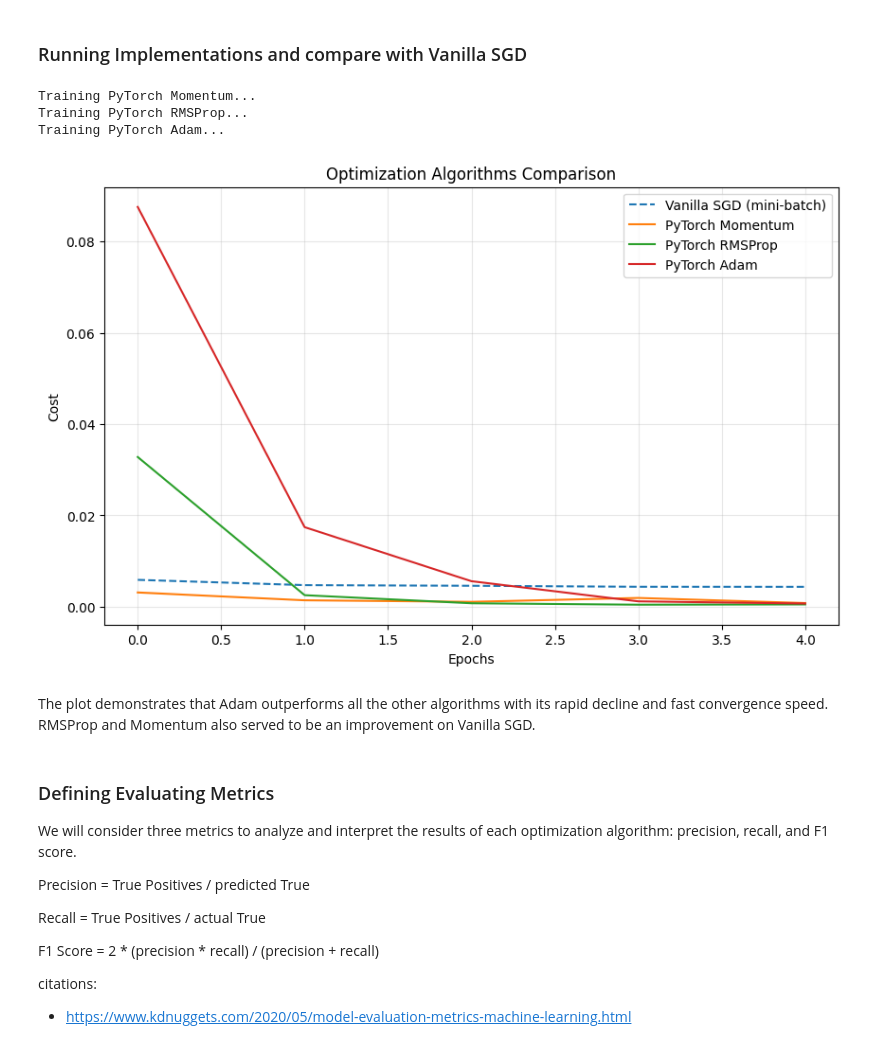
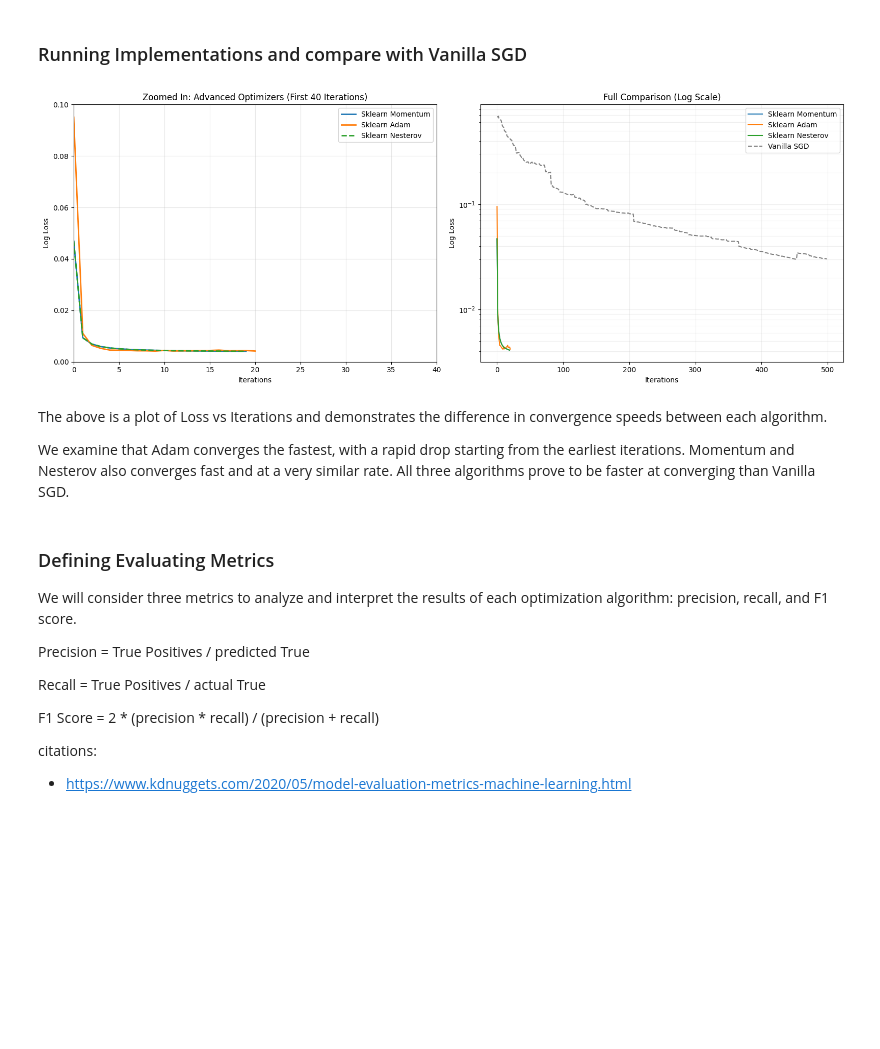
Before and after one commit to ChenHY1217/Projects-In-MLAI, a Jupyter notebook: ProjectsInMLAIhw1.ipynb, the cells around one changed output. Drawn from its saved outputs; the diff is of its cells as text; code cells hidden in the pictures; blank space fills up the shorter version.

```diff
--- a/ProjectsInMLAIhw1.ipynb
+++ b/ProjectsInMLAIhw1.ipynb
@@ -431,41 +413,46 @@ Each of the above algorithms is running with a batch size of 64.
 # %% [markdown]
 ### Running Implementations and compare with Vanilla SGD
-# %%
-import matplotlib.pyplot as plt
-
-epochs = 5
-print("Training PyTorch Momentum...")
-hist_momentum, momentum_model = train_model('momentum', learning_rate=0.01, num_epochs=epochs)
-
-print("Training PyTorch RMSProp...")
-hist_rms, rms_model = train_model('rmsprop', learning_rate=0.001, num_epochs=epochs)
-
-print("Training PyTorch Adam...")
-hist_adam, adam_model = train_model('adam', learning_rate=0.001, num_epochs=epochs)
-
-model_base = LogisticRegression(learning_rate=0.1, num_iterations=5)
-model_base.fit(X, y, method='mini-batch-for-comparison', batch_size=64)
-hist_base = model_base.cost_history[:epochs]
-
-plt.figure(figsize=(10, 6))
-plt.plot(hist_base, label='Vanilla SGD (mini-batch)', linestyle='--')
-plt.plot(hist_momentum, label='PyTorch Momentum')
-plt.plot(hist_rms, label='PyTorch RMSProp')
-plt.plot(hist_adam, label='PyTorch Adam')
-
-plt.title('Optimization Algorithms Comparison')
-plt.xlabel('Epochs')
-plt.ylabel('Cost')
-plt.legend()
-plt.grid(True, alpha=0.3)
-plt.show()
-# %% [output]
-Training PyTorch Momentum...
-Training PyTorch RMSProp...
-Training PyTorch Adam...
-[figure, removed]
-# %% [markdown]
-The plot demonstrates that Adam outperforms all the other algorithms with its rapid decline and fast convergence speed. RMSProp and Momentum also served to be an improvement on Vanilla SGD.
+# %%
+# Train
+model_momentum.fit(X_train, y_train)
+model_adam.fit(X_train, y_train)
+model_nesterov.fit(X_train, y_train)
+
+# Plot Comparison
+fig, (ax1, ax2) = plt.subplots(1, 2, figsize=(16, 6))
+
+ax1.plot(model_momentum.loss_curve_, label='Sklearn Momentum', linewidth=2)
+ax1.plot(model_adam.loss_curve_, label='Sklearn Adam', linewidth=2)
+ax1.plot(model_nesterov.loss_curve_, label='Sklearn Nesterov', linewidth=2, linestyle='--')
+
+ax1.set_xlim(0, 40)
+ax1.set_ylim(0, 0.1)
+ax1.set_title('Zoomed In: Advanced Optimizers (First 40 Iterations)')
+ax1.set_xlabel('Iterations')
+ax1.set_ylabel('Log Loss')
+ax1.legend()
+ax1.grid(True, alpha=0.3)
+
+ax2.plot(model_momentum.loss_curve_, label='Sklearn Momentum')
+ax2.plot(model_adam.loss_curve_, label='Sklearn Adam')
+ax2.plot(model_nesterov.loss_curve_, label='Sklearn Nesterov')
+ax2.plot(model_sgd.cost_history, label='Vanilla SGD', color='gray', linestyle='--')
+
+ax2.set_yscale('log')
+ax2.set_title('Full Comparison (Log Scale)')
+ax2.set_xlabel('Iterations')
+ax2.set_ylabel('Log Loss')
+ax2.legend()
+ax2.grid(True, which="both", alpha=0.2)
+
+plt.tight_layout()
+plt.show()
+# %% [output]
+[figure, added]
+# %% [markdown]
+The above is a plot of Loss vs Iterations and demonstrates the difference in convergence speeds between each algorithm.
+
+We examine that Adam converges the fastest, with a rapid drop starting from the earliest iterations. Momentum and Nesterov also converges fast and at a very similar rate. All three algorithms prove to be faster at converging than Vanilla SGD.
 # %% [markdown]
 ### Defining Evaluating Metrics
 
```
Also changed, not shown: parts of 15 cells of this notebook.
